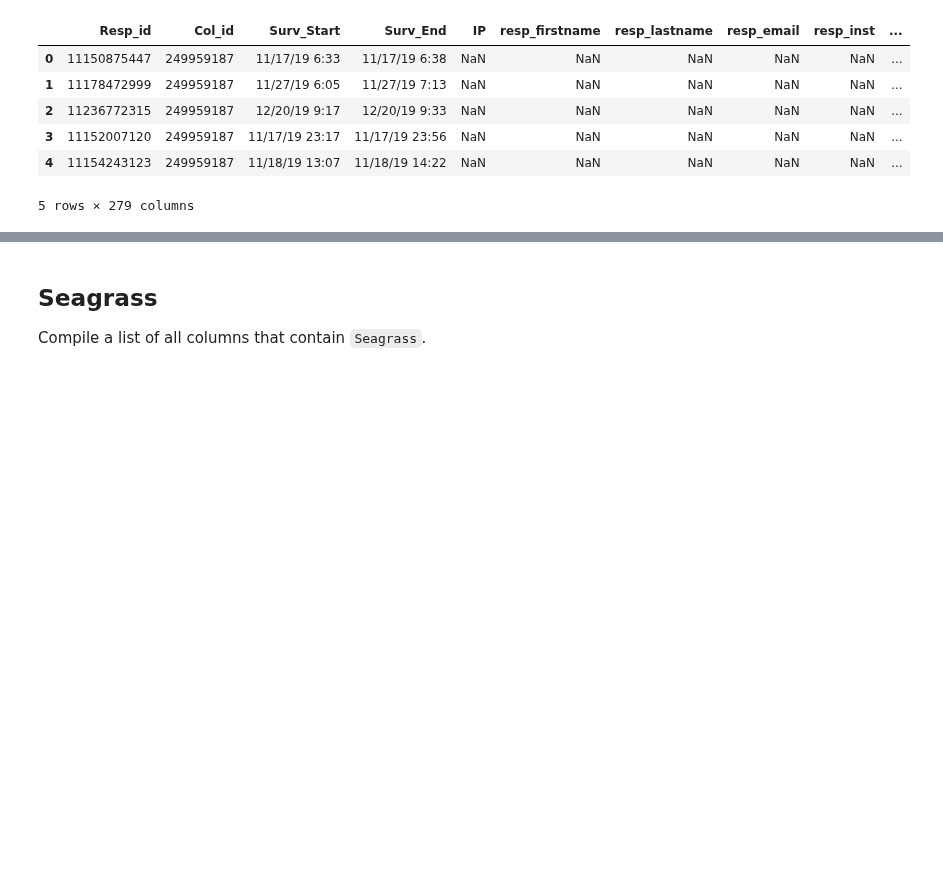
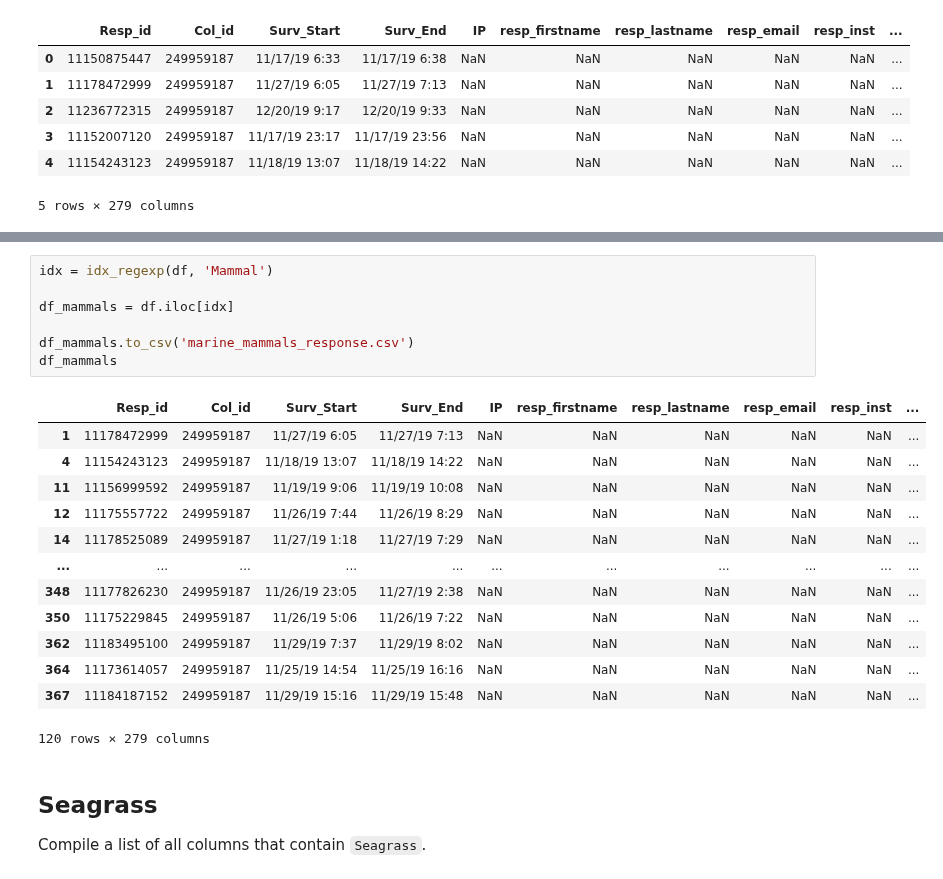
Before and after one commit to MathewBiddle/sandbox, a Jupyter notebook: notebooks/Read_Satterthwaite2021_results.ipynb, the cells around one changed output, grey strips where cells are left out. Saved outputs shown, nothing was run; the diff lists cells and outputs as text; blank space fills up the shorter version.

```diff
--- a/notebooks/Read_Satterthwaite2021_results.ipynb
+++ b/notebooks/Read_Satterthwaite2021_results.ipynb
@@ -139,3 +77,24 @@ df2[cols]
+# %%
+idx = idx_regexp(df, 'Mammal')
+
+df_mammals = df.iloc[idx]
+
+df_mammals.to_csv('marine_mammals_response.csv')
+df_mammals
+# %% [output]
+|  | Resp_id | Col_id | Surv_Start | Surv_End | IP | resp_firstname | resp_lastname | resp_email | resp_inst | ... |
+| 1 | 11178472999 | 249959187 | 11/27/19 6:05 | 11/27/19 7:13 | NaN | NaN | NaN | NaN | NaN | ... |
+| 4 | 11154243123 | 249959187 | 11/18/19 13:07 | 11/18/19 14:22 | NaN | NaN | NaN | NaN | NaN | ... |
+| 11 | 11156999592 | 249959187 | 11/19/19 9:06 | 11/19/19 10:08 | NaN | NaN | NaN | NaN | NaN | ... |
+| 12 | 11175557722 | 249959187 | 11/26/19 7:44 | 11/26/19 8:29 | NaN | NaN | NaN | NaN | NaN | ... |
+| 14 | 11178525089 | 249959187 | 11/27/19 1:18 | 11/27/19 7:29 | NaN | NaN | NaN | NaN | NaN | ... |
+| ... | ... | ... | ... | ... | ... | ... | ... | ... | ... | ... |
+| 348 | 11177826230 | 249959187 | 11/26/19 23:05 | 11/27/19 2:38 | NaN | NaN | NaN | NaN | NaN | ... |
+| 350 | 11175229845 | 249959187 | 11/26/19 5:06 | 11/26/19 7:22 | NaN | NaN | NaN | NaN | NaN | ... |
+| 362 | 11183495100 | 249959187 | 11/29/19 7:37 | 11/29/19 8:02 | NaN | NaN | NaN | NaN | NaN | ... |
+| 364 | 11173614057 | 249959187 | 11/25/19 14:54 | 11/25/19 16:16 | NaN | NaN | NaN | NaN | NaN | ... |
+| 367 | 11184187152 | 249959187 | 11/29/19 15:16 | 11/29/19 15:48 | NaN | NaN | NaN | NaN | NaN | ... |
+120 rows × 279 columns
 # %% [markdown]
 ## Seagrass
 Compile a list of all columns that contain `Seagrass`.
```
Also changed, not shown: parts of 17 cells of this notebook.
